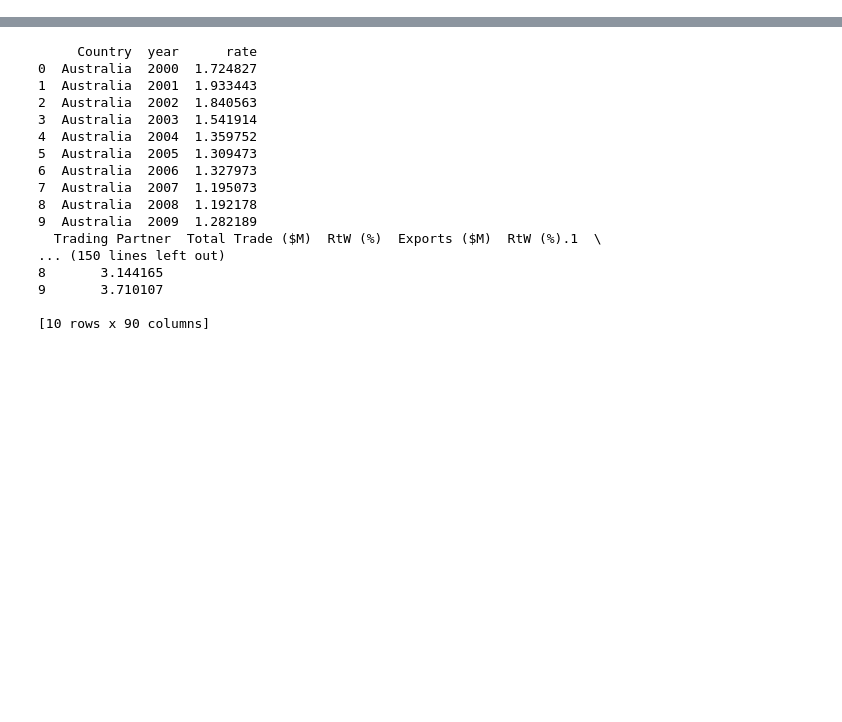
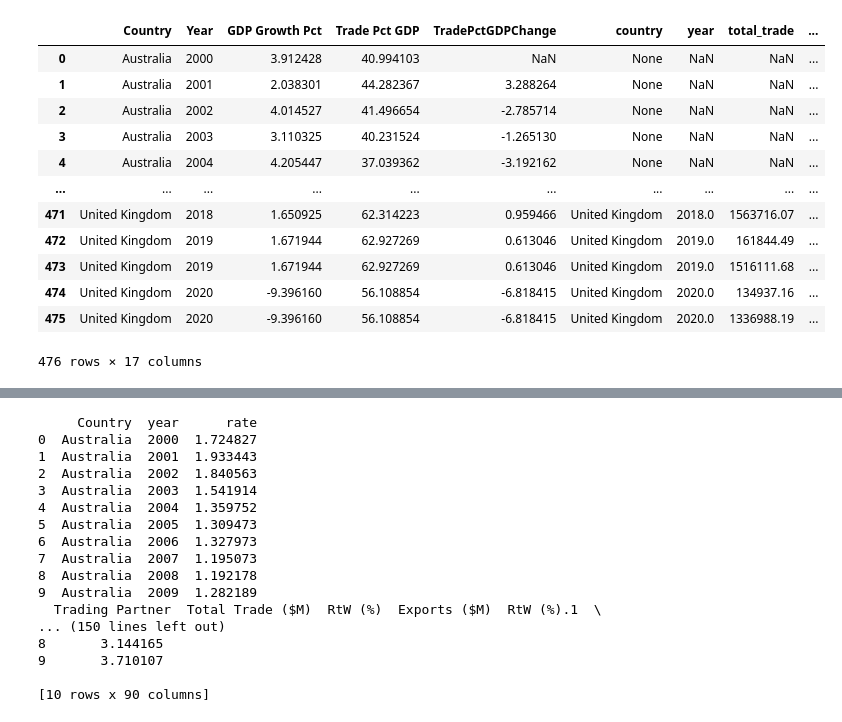
Before and after one commit to tuneman7/w209_spring_2022_thu_4_pm_team_4_web, a Jupyter notebook: eda_using_libraries.ipynb, the cells around one changed output, grey strips where cells are left out. Cells and saved outputs as stored; diff of their text form; code cells hidden in the pictures; blank space fills up the shorter version.

```diff
--- a/eda_using_libraries.ipynb
+++ b/eda_using_libraries.ipynb
@@ -9,3 +15,19 @@ my_data = Import_Export_Data()
+# %%
+my_data.get_nafta_by_country()
+# %% [output]
+|  | Country | Year | GDP Growth Pct | Trade Pct GDP | TradePctGDPChange | country | year | total_trade | ... |
+| 0 | Australia | 2000 | 3.912428 | 40.994103 | NaN | None | NaN | NaN | ... |
+| 1 | Australia | 2001 | 2.038301 | 44.282367 | 3.288264 | None | NaN | NaN | ... |
+| 2 | Australia | 2002 | 4.014527 | 41.496654 | -2.785714 | None | NaN | NaN | ... |
+| 3 | Australia | 2003 | 3.110325 | 40.231524 | -1.265130 | None | NaN | NaN | ... |
+| 4 | Australia | 2004 | 4.205447 | 37.039362 | -3.192162 | None | NaN | NaN | ... |
+| ... | ... | ... | ... | ... | ... | ... | ... | ... | ... |
+| 471 | United Kingdom | 2018 | 1.650925 | 62.314223 | 0.959466 | United Kingdom | 2018.0 | 1563716.07 | ... |
+| 472 | United Kingdom | 2019 | 1.671944 | 62.927269 | 0.613046 | United Kingdom | 2019.0 | 161844.49 | ... |
+| 473 | United Kingdom | 2019 | 1.671944 | 62.927269 | 0.613046 | United Kingdom | 2019.0 | 1516111.68 | ... |
+| 474 | United Kingdom | 2020 | -9.396160 | 56.108854 | -6.818415 | United Kingdom | 2020.0 | 134937.16 | ... |
+| 475 | United Kingdom | 2020 | -9.396160 | 56.108854 | -6.818415 | United Kingdom | 2020.0 | 1336988.19 | ... |
+476 rows × 17 columns
 # %%
 my_altair.get_eu_section_1()
 # %% [output]
```
Also changed, not shown: parts of 2 cells of this notebook, 6 other files.
